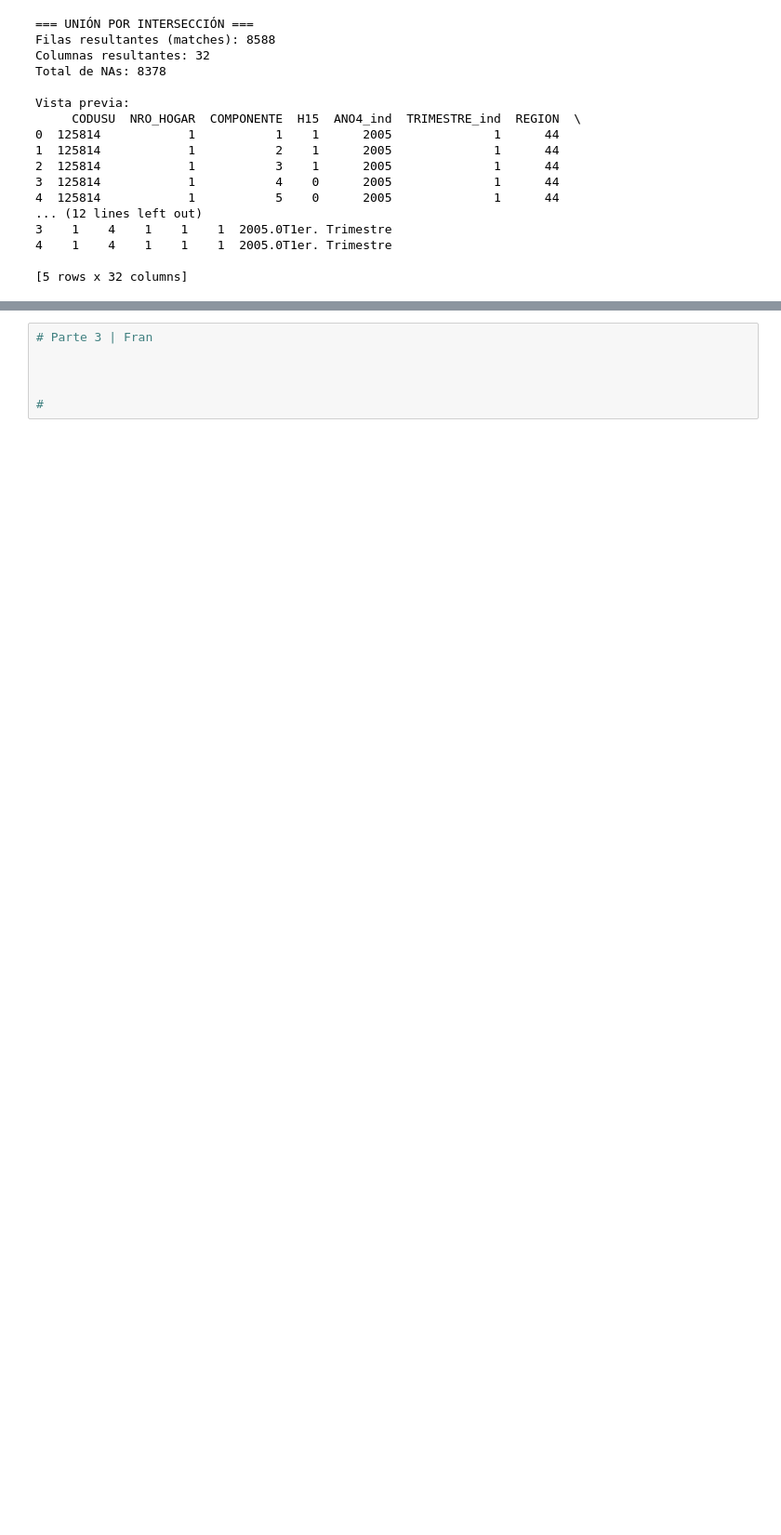
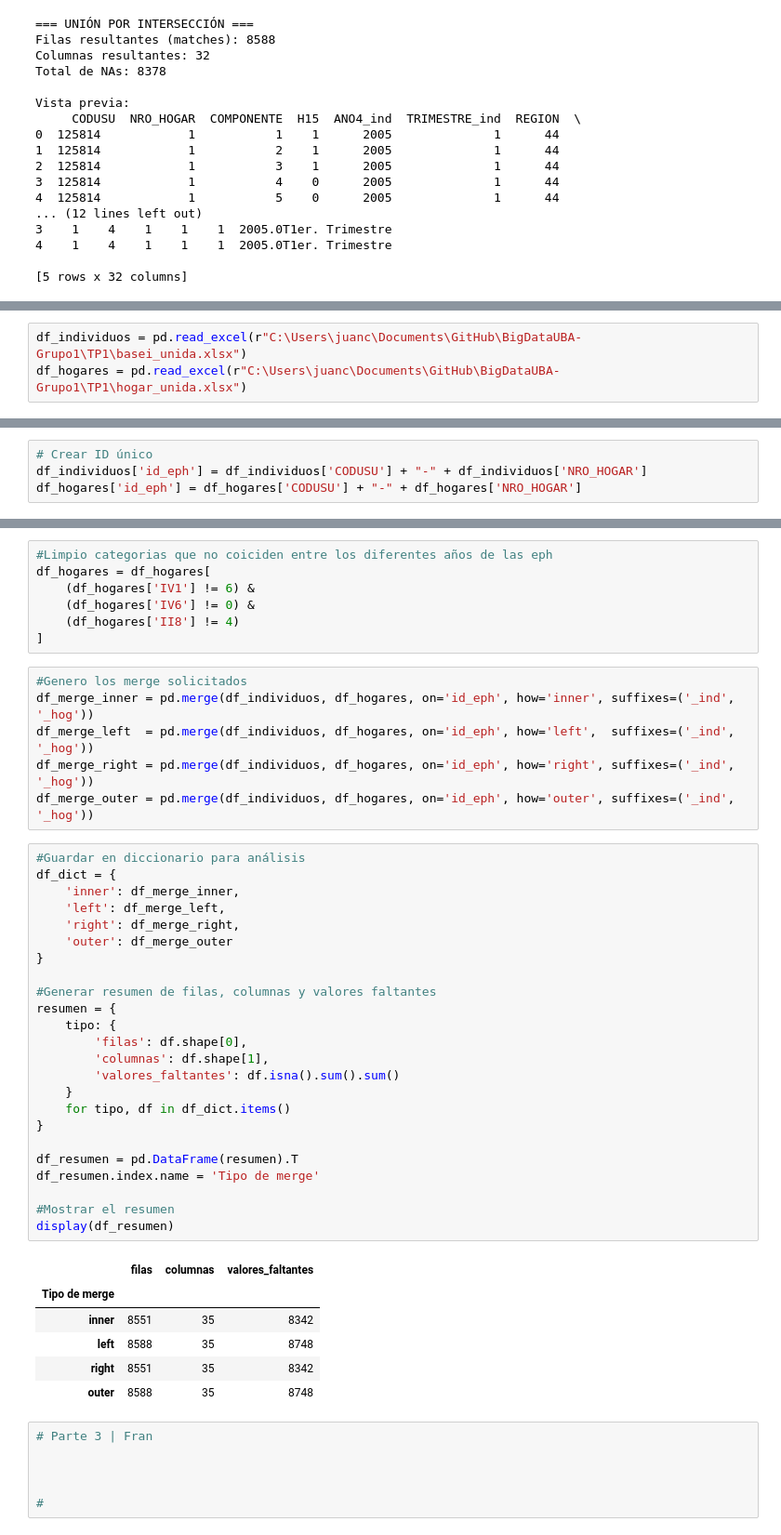
Before and after one commit to franlecam/BigDataUBA-Grupo1, a Jupyter notebook: tp1.ipynb, the cells around one changed output, grey strips where cells are left out. Shown: that part at 93% size. Drawn from its saved outputs; the diff is of its cells as text; blank space fills up the shorter version.

```diff
--- a/tp1.ipynb
+++ b/tp1.ipynb
@@ -873 +880,3 @@ Vista previa:
 # %%
+df_individuos = pd.read_excel(r"C:\Users\juanc\Documents\GitHub\BigDataUBA-Grupo1\TP1\basei_unida.xlsx")
+df_hogares = pd.read_excel(r"C:\Users\juanc\Documents\GitHub\BigDataUBA-Grupo1\TP1\hogar_unida.xlsx")
@@ -876,0 +890,4 @@ C:\Users\AGUSTIN\Desktop\EPH_union_resultados.xlsx
+# %%
+# Crear ID único
+df_individuos['id_eph'] = df_individuos['CODUSU'] + "-" + df_individuos['NRO_HOGAR']
+df_hogares['id_eph'] = df_hogares['CODUSU'] + "-" + df_hogares['NRO_HOGAR']
@@ -877,3 +917,47 @@ C:\Users\AGUSTIN\Desktop\EPH_union_resultados.xlsx
+# %%
+#Limpio categorias que no coiciden entre los diferentes años de las eph
+df_hogares = df_hogares[
+    (df_hogares['IV1'] != 6) &
+    (df_hogares['IV6'] != 0) &
+    (df_hogares['II8'] != 4)
+]
+# %%
+#Genero los merge solicitados
+df_merge_inner = pd.merge(df_individuos, df_hogares, on='id_eph', how='inner', suffixes=('_ind', '_hog'))
+df_merge_left  = pd.merge(df_individuos, df_hogares, on='id_eph', how='left',  suffixes=('_ind', '_hog'))
+df_merge_right = pd.merge(df_individuos, df_hogares, on='id_eph', how='right', suffixes=('_ind', '_hog'))
+df_merge_outer = pd.merge(df_individuos, df_hogares, on='id_eph', how='outer', suffixes=('_ind', '_hog'))
+# %%
+#Guardar en diccionario para análisis
+df_dict = {
+    'inner': df_merge_inner,
+    'left': df_merge_left,
+    'right': df_merge_right,
+    'outer': df_merge_outer
+}
+
+#Generar resumen de filas, columnas y valores faltantes
+resumen = {
+    tipo: {
+        'filas': df.shape[0],
+        'columnas': df.shape[1],
+        'valores_faltantes': df.isna().sum().sum()
+    }
+    for tipo, df in df_dict.items()
+}
+
+df_resumen = pd.DataFrame(resumen).T
+df_resumen.index.name = 'Tipo de merge'
+
+#Mostrar el resumen
+display(df_resumen)
+# %% [output]
+|  | filas | columnas | valores_faltantes |
+| Tipo de merge |  |  |  |
+| inner | 8551 | 35 | 8342 |
+| left | 8588 | 35 | 8748 |
+| right | 8551 | 35 | 8342 |
+| outer | 8588 | 35 | 8748 |
 # %%
 # Parte 3 | Fran
 
```
Also changed, not shown: parts of 4 cells of this notebook.
